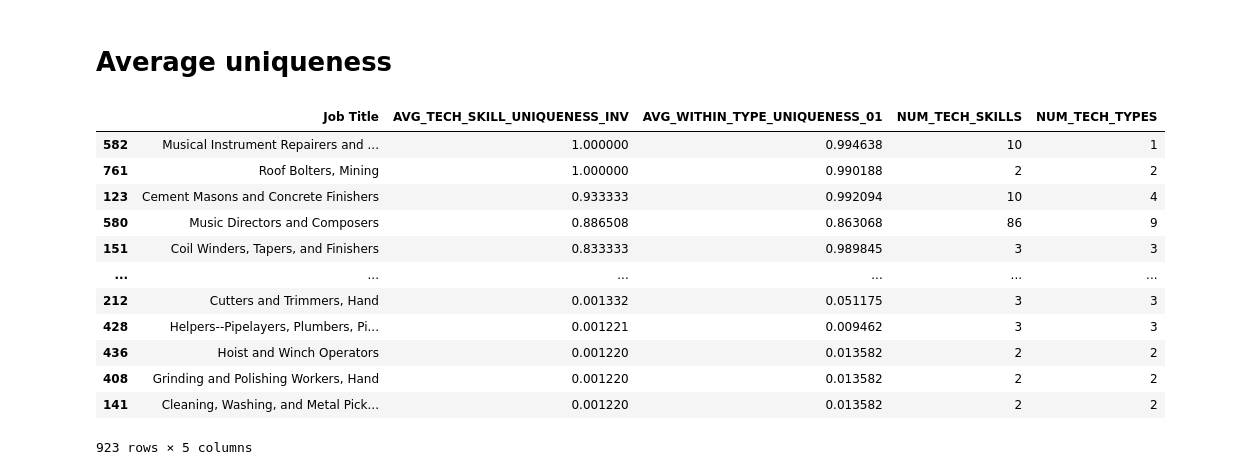
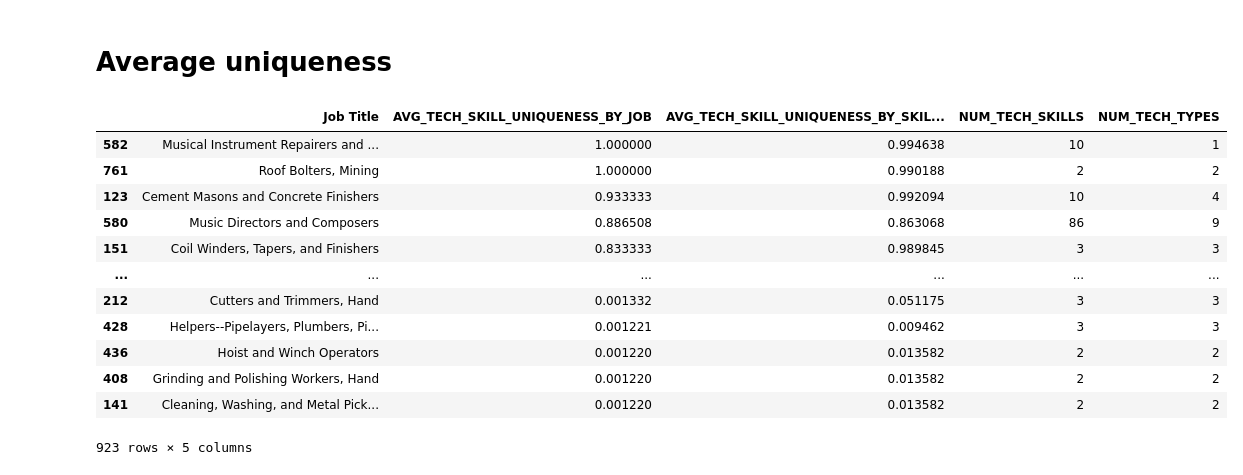
Before and after one commit to matthewcavanaugh96/magnimind, a Jupyter notebook: AI Job Displacement/Part 2-1 Uniqueness Scores.ipynb, the cells around one changed output. Drawn from its saved outputs; the diff is of its cells as text; code cells hidden in the pictures.

```diff
--- a/AI Job Displacement/Part 2-1 Uniqueness Scores.ipynb
+++ b/AI Job Displacement/Part 2-1 Uniqueness Scores.ipynb
@@ -20,7 +20,7 @@ jobs_agg_tech
 | 922 | 51-3093.00 | Food Cooking Machine Operators an... | 1 | 1 | "Database software" | "Data base user interface and que... | ... |
 923 rows × 10 columns
 # %%
-tech_agg_jobs = pd.read_csv('transformed data/1-Tech Skills Agg Jobs.csv')
+tech_agg_jobs = pd.read_csv('transformed data/1-1-Tech Skills Agg Jobs.csv')
 tech_agg_jobs['TECH_SKILL_UNIQUENESS_RANK'] = tech_agg_jobs['TOTAL_JOBS_PER_TECH_SKILL'].rank(ascending=True)
 tech_agg_jobs['UNIQUENESS_INV'] = 1 / tech_agg_jobs['TOTAL_JOBS_PER_TECH_SKILL']
 tech_agg_jobs
@@ -77,37 +77,37 @@ df["UNIQUENESS_WITHIN_TYPE_01"] = 1 - (
 # --- Parse + explode job title list ---
 df["JOB_TITLE_LIST_PARSED"] = (
     df["JOB_TITLE_LIST"]
       .fillna("")
       .astype(str)
       .str.replace('"', '', regex=False)
       .str.split(r"\s*;\s*", regex=True)
 )
 
 job_skill = df.explode("JOB_TITLE_LIST_PARSED").rename(
     columns={"JOB_TITLE_LIST_PARSED": "Job Title"}
 )
 
 job_skill["Job Title"] = job_skill["Job Title"].str.strip()
 job_skill = job_skill[job_skill["Job Title"].ne("")]
 
 # OPTIONAL (recommended): if duplicates exist, prevent double-counting
 # job_skill = job_skill.drop_duplicates(subset=["Job Title", "Tech Skill Title"])
 
 # --- Aggregate to job level ---
 job_uniqueness = (
     job_skill.groupby("Job Title", as_index=False)
     .agg(
-        AVG_TECH_SKILL_UNIQUENESS_INV=("UNIQUENESS_INV", "mean"),
-        AVG_WITHIN_TYPE_UNIQUENESS_01=("UNIQUENESS_WITHIN_TYPE_01", "mean"),
+        AVG_TECH_SKILL_UNIQUENESS_BY_JOB=("UNIQUENESS_INV", "mean"),
+        AVG_TECH_SKILL_UNIQUENESS_BY_SKILL_TYPE=("UNIQUENESS_WITHIN_TYPE_01", "mean"),
         NUM_TECH_SKILLS=("Tech Skill Title", "nunique"),
         NUM_TECH_TYPES=("Tech Type Title", "nunique"),
     )
-    .sort_values("AVG_TECH_SKILL_UNIQUENESS_INV", ascending=False)
+    .sort_values("AVG_TECH_SKILL_UNIQUENESS_BY_JOB", ascending=False)
 )
 
 job_uniqueness
 # %% [output]
-|  | Job Title | AVG_TECH_SKILL_UNIQUENESS_INV | AVG_WITHIN_TYPE_UNIQUENESS_01 | NUM_TECH_SKILLS | NUM_TECH_TYPES |
+|  | Job Title | AVG_TECH_SKILL_UNIQUENESS_BY_JOB | AVG_TECH_SKILL_UNIQUENESS_BY_SKIL... | NUM_TECH_SKILLS | NUM_TECH_TYPES |
 | 582 | Musical Instrument Repairers and ... | 1.000000 | 0.994638 | 10 | 1 |
 | 761 | Roof Bolters, Mining | 1.000000 | 0.990188 | 2 | 2 |
 | 123 | Cement Masons and Concrete Finishers | 0.933333 | 0.992094 | 10 | 4 |
```
Also changed, not shown: parts of 16 cells of this notebook.
